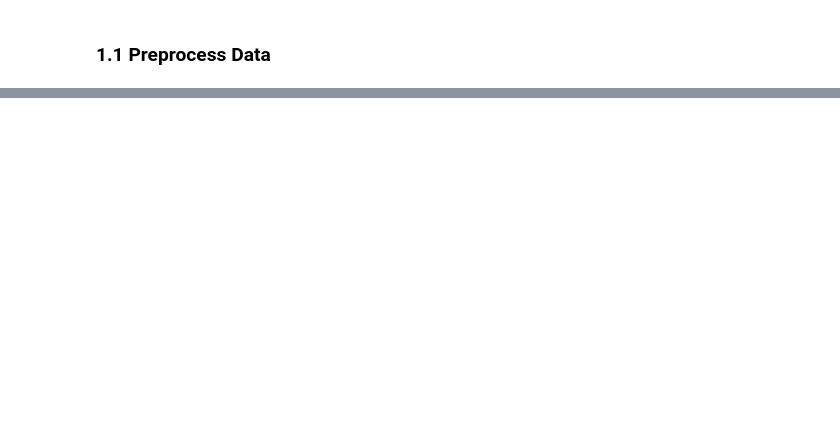
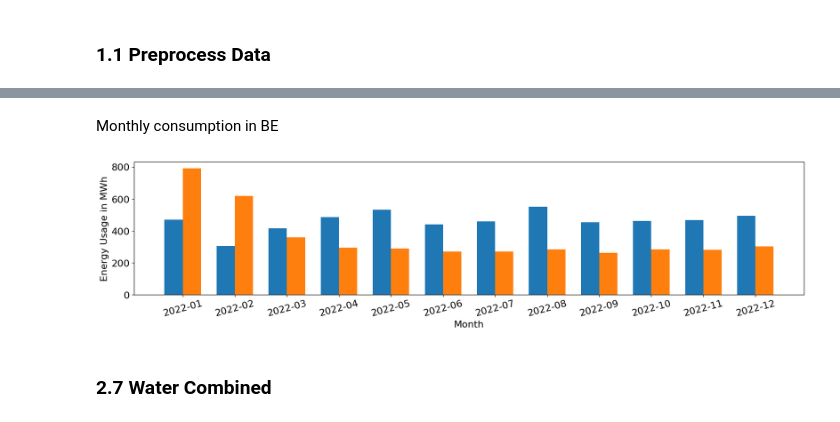
Before and after one commit to jonasschiller/IntensityLib, a Jupyter notebook: usecase_europe.ipynb, the cells around one changed output, grey strips where cells are left out. Drawn from its saved outputs; the diff is of its cells as text; code cells hidden in the pictures; blank space fills up the shorter version.

```diff
--- a/usecase_europe.ipynb
+++ b/usecase_europe.ipynb
@@ -19,6 +16,7 @@ from usecase.loss import evaluate_total
 # %%
 start=pd.Timestamp('2022-01-01',tz='utc')
-end=pd.Timestamp('2022-12-31',tz='utc')
+end=pd.Timestamp('2023-01-01',tz='utc')
+timesteps = 8760
 # %% [markdown]
 ## 1. Loading Data
 # %%
@@ -422,0 +112,13 @@ Equitable
+# %%
+si        = 0
+ei        = timesteps
+num_ins   = ei - si
+
+price_all_loc  = price_all_loc[:, si:ei]
+carbon_all_loc = carbon_all_loc[:, si:ei]
+water_all_loc  = water_all_loc[:, si:ei]
+water_flow_all_loc = water_flow_all_loc[:, si:ei]
+water_weighted_all_loc = water_weighted_all_loc[:, si:ei]
+water_weighted_flow_all_loc = water_weighted_flow_all_loc[:, si:ei]
+capacity_all_loc = capacity_all_loc[:, si:ei]
+workload_trace = workload_trace[si:ei]
@@ -422,0 +183,37 @@ Equitable
+# %%
+optimal_cost_6,energy_usage_6=solve.offline_solver_gurobi(price_all_loc, water_weighted_all_loc, carbon_all_loc,workload_trace,timesteps,l_0=0,l_1=1,l_2=0,max_cap=0.67)
+# %% [markdown]
+Monthly consumption in BE
+# %%
+index = country_list.index("BE")
+con_be_weighted = pd.DataFrame(energy_usage_6[index], index=pd.date_range(start=start, end=end-pd.Timedelta(hours=1), freq='h'))
+con_be = pd.DataFrame(energy_usage_2[index], index=pd.date_range(start=start, end=end-pd.Timedelta(hours=1), freq='h'))
+
+# Resample the data to monthly sums
+con_be_monthly = con_be.resample('m').sum()
+con_be_weighted_monthly = con_be_weighted.resample('m').sum()
+
+# Create a bar plot
+fig, ax = plt.subplots(figsize=(20, 4))
+width = 0.35  # the width of the bars
+
+# Plot the bars
+con_be_monthly.index = con_be_monthly.index.strftime('%Y-%m')
+con_be_weighted_monthly.index = con_be_weighted_monthly.index.strftime('%Y-%m')
+x = np.arange(len(con_be_monthly.index))  # the label locations
+
+rects1 = ax.bar(x - width/2, con_be_monthly.values.flatten(), width, label='Without Weighting')
+rects2 = ax.bar(x + width/2, con_be_weighted_monthly.values.flatten(), width, label='With Weighting')
+
+# Add some text for labels, title and custom x-axis tick labels, etc.
+ax.set_xlabel('Month',size=16)
+ax.set_ylabel('Energy Usage in MWh',size=16)
+ax.set_xticks(x)
+ax.set_xticklabels(con_be_monthly.index, rotation=15,size=16)
+ax.tick_params(axis='y', labelsize=16)
+plt.savefig("monthly_energy_usage_BE.png",bbox_inches='tight')
+plt.show()
+# %% [output]
+[figure, added]
+# %% [markdown]
+### 2.7 Water Combined
```
Also changed, not shown: parts of 62 cells of this notebook, 17 other files.
